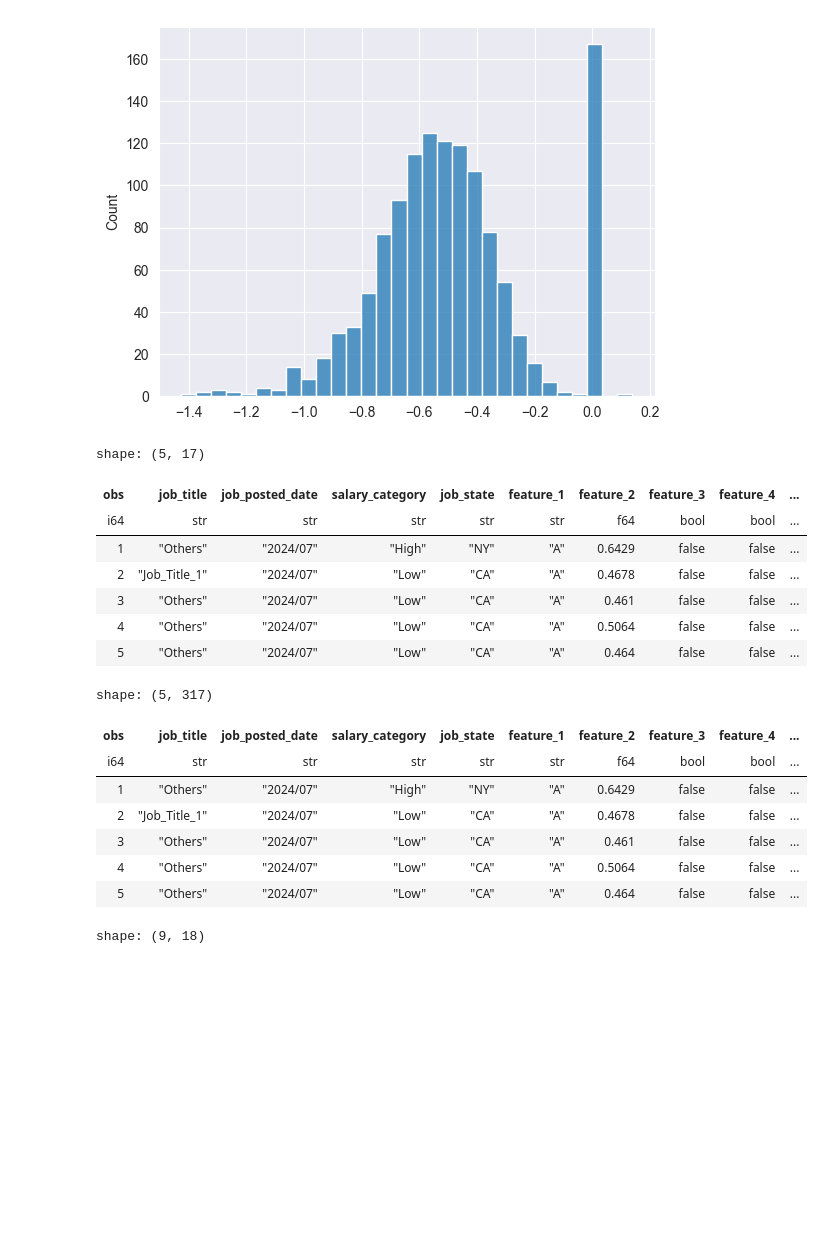
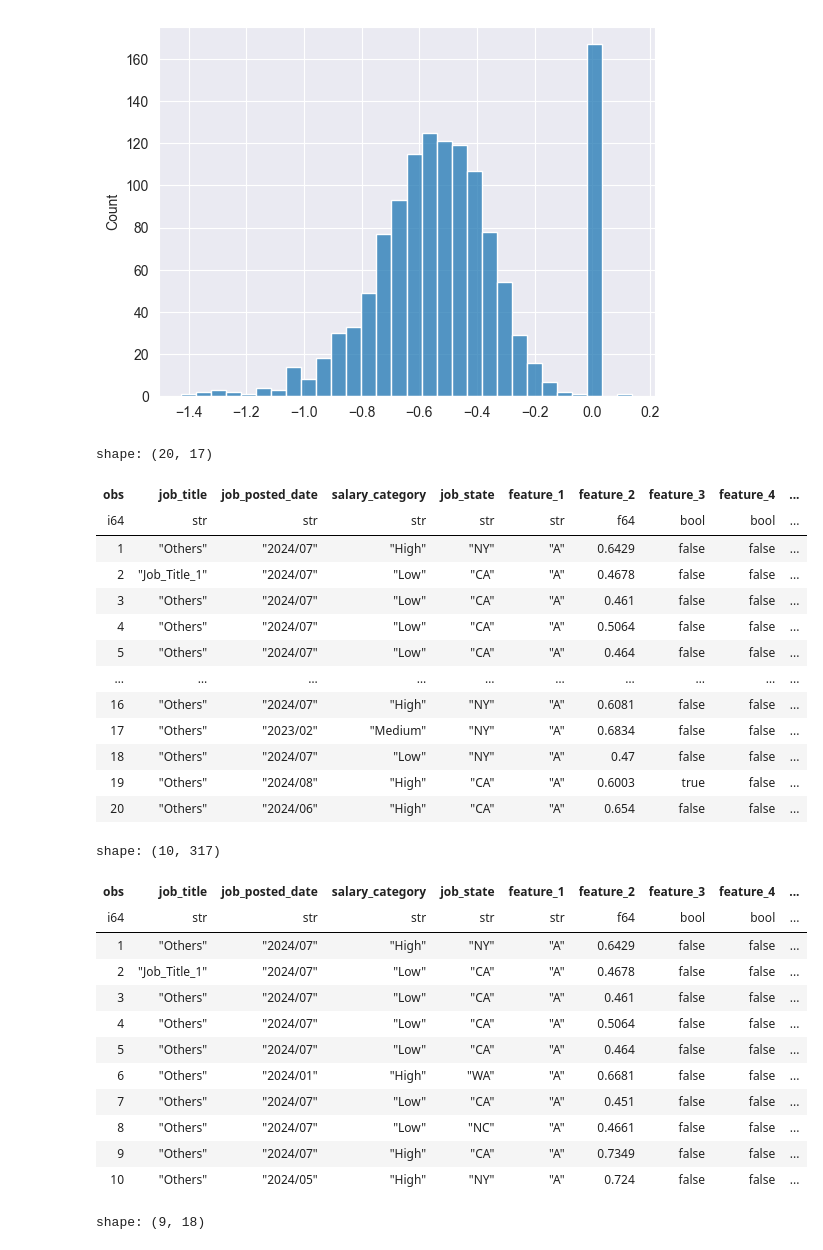
Before and after one commit to StefanConstantin707/Engineering_Salary_Prediction, a Jupyter notebook: Notebooks/Data Visuaization.ipynb, the cells around one changed output. Cells and saved outputs as stored; diff of their text form; code cells hidden in the pictures; blank space fills up the shorter version.

```diff
--- a/Notebooks/Data Visuaization.ipynb
+++ b/Notebooks/Data Visuaization.ipynb
@@ -9,7 +9,7 @@ from sklearn.model_selection import cross_val_score
 from sklearn.preprocessing import OneHotEncoder, LabelBinarizer, LabelEncoder
 from DataHandler import DataHandler
 # %%
-df = pl.read_csv("./data/raw_data/train.csv")
+df = pl.read_csv("../data/raw_data/train.csv")
 mini_df = df[:, :17]
 mini_df.describe()
 # %% [output]
@@ -39,16 +50,22 @@ sns.histplot(df["job_desc_007"])
 <Axes: ylabel='Count'>
 [figure]
 # %%
-mini_df.head()
+mini_df.head(20)
 # %% [output]
-shape: (5, 17)
+shape: (20, 17)
 | obs | job_title | job_posted_date | salary_category | job_state | feature_1 | feature_2 | feature_3 | feature_4 | ... |
 | i64 | str | str | str | str | str | f64 | bool | bool | ... |
 | 1 | "Others" | "2024/07" | "High" | "NY" | "A" | 0.6429 | false | false | ... |
 | 2 | "Job_Title_1" | "2024/07" | "Low" | "CA" | "A" | 0.4678 | false | false | ... |
 | 3 | "Others" | "2024/07" | "Low" | "CA" | "A" | 0.461 | false | false | ... |
 | 4 | "Others" | "2024/07" | "Low" | "CA" | "A" | 0.5064 | false | false | ... |
 | 5 | "Others" | "2024/07" | "Low" | "CA" | "A" | 0.464 | false | false | ... |
+| … | … | … | … | … | … | … | … | … | ... |
+| 16 | "Others" | "2024/07" | "High" | "NY" | "A" | 0.6081 | false | false | ... |
+| 17 | "Others" | "2023/02" | "Medium" | "NY" | "A" | 0.6834 | false | false | ... |
+| 18 | "Others" | "2024/07" | "Low" | "NY" | "A" | 0.47 | false | false | ... |
+| 19 | "Others" | "2024/08" | "High" | "CA" | "A" | 0.6003 | true | false | ... |
+| 20 | "Others" | "2024/06" | "High" | "CA" | "A" | 0.654 | false | false | ... |
 # %%
 mini_df_adj = mini_df.with_columns(
     pl.col("job_posted_date").str.strptime(pl.Date, format="%Y/%m"),
@@ -59,9 +76,9 @@ mini_df_adj = mini_df.with_columns(
     pl.col(pl.Boolean).cast(pl.Int32)
 )
 # %%
-df.head()
+df.head(10)
 # %% [output]
-shape: (5, 317)
+shape: (10, 317)
 | obs | job_title | job_posted_date | salary_category | job_state | feature_1 | feature_2 | feature_3 | feature_4 | ... |
 | i64 | str | str | str | str | str | f64 | bool | bool | ... |
 | 1 | "Others" | "2024/07" | "High" | "NY" | "A" | 0.6429 | false | false | ... |
@@ -69,6 +86,11 @@ shape: (5, 317)
 | 3 | "Others" | "2024/07" | "Low" | "CA" | "A" | 0.461 | false | false | ... |
 | 4 | "Others" | "2024/07" | "Low" | "CA" | "A" | 0.5064 | false | false | ... |
 | 5 | "Others" | "2024/07" | "Low" | "CA" | "A" | 0.464 | false | false | ... |
+| 6 | "Others" | "2024/01" | "High" | "WA" | "A" | 0.6681 | false | false | ... |
+| 7 | "Others" | "2024/07" | "Low" | "CA" | "A" | 0.451 | false | false | ... |
+| 8 | "Others" | "2024/07" | "Low" | "NC" | "A" | 0.4661 | false | false | ... |
+| 9 | "Others" | "2024/07" | "High" | "CA" | "A" | 0.7349 | false | false | ... |
+| 10 | "Others" | "2024/05" | "High" | "NY" | "A" | 0.724 | false | false | ... |
 # %%
 mini_df_adj.describe()
 # %% [output]
```
Also changed, not shown: parts of 2 cells of this notebook, 2 other files.
